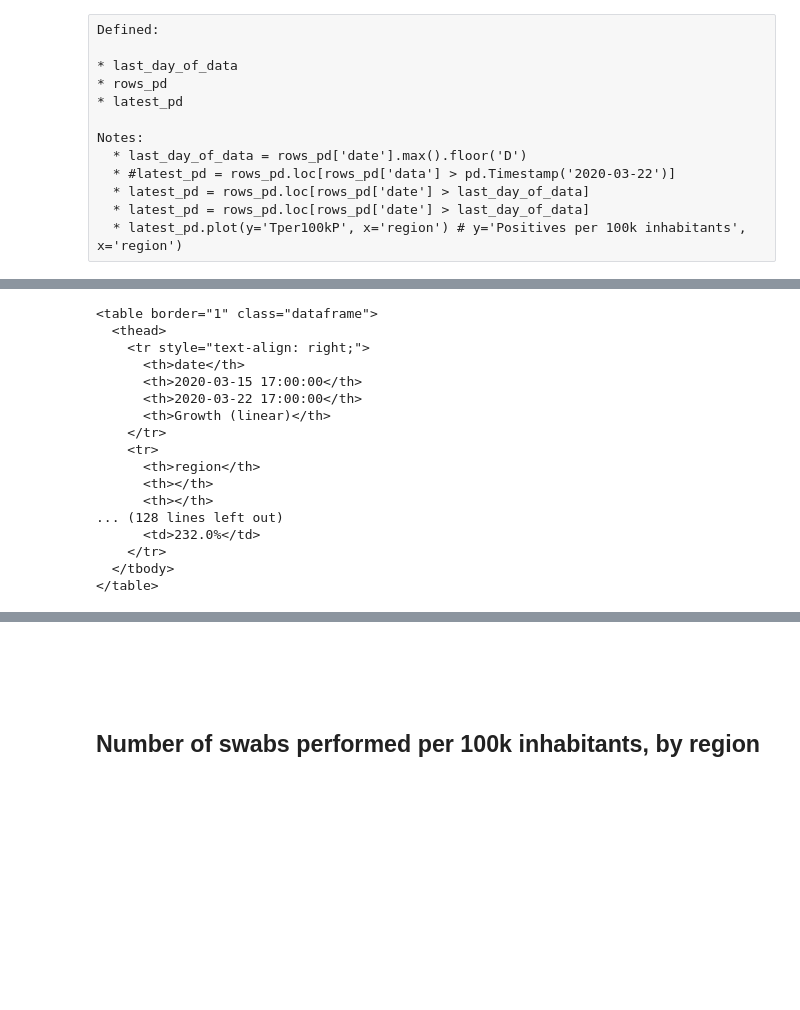
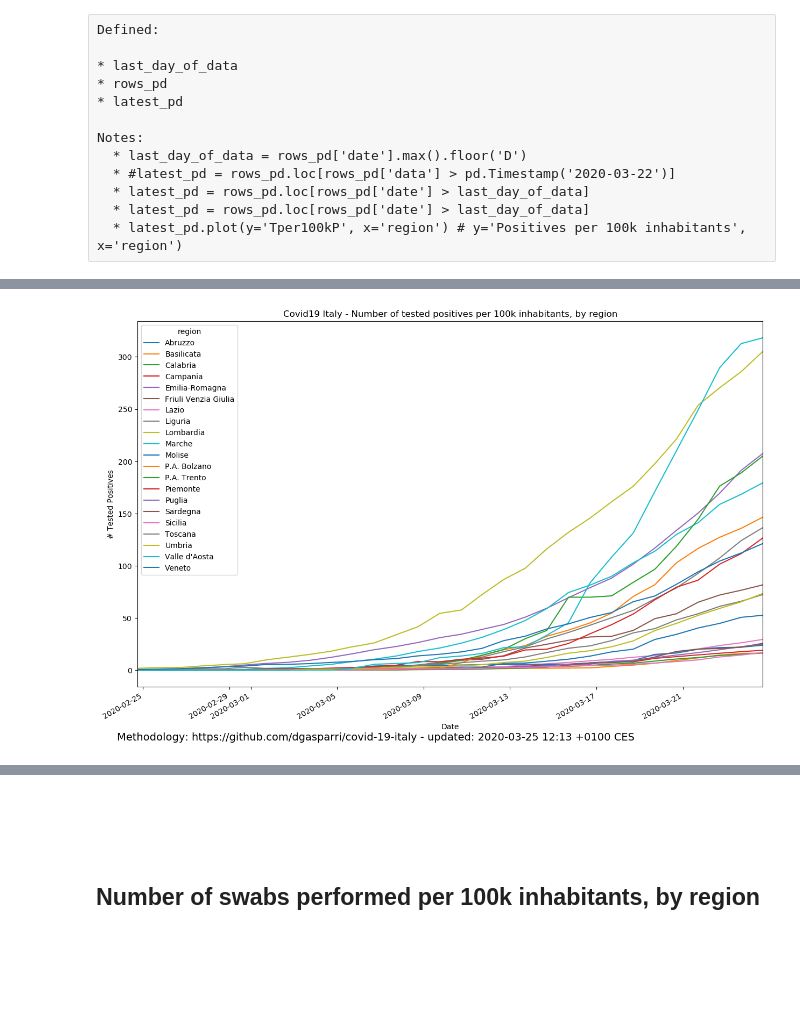
Before and after one commit to dgasparri/covid-19-italy, a Jupyter notebook: regional-data.ipynb, the cells around one changed output, grey strips where cells are left out. Drawn from its saved outputs; the diff is of its cells as text; code cells hidden in the pictures; blank space fills up the shorter version.

```diff
--- a/regional-data.ipynb
+++ b/regional-data.ipynb
@@ -116,0 +142,10 @@ last_day_of_data = rows_pd['date'].max().floor('D')
+# %%
+# sets the last_day_of_data and data_date_iso/print for the filenames
+
+last_day_of_data = rows_pd['date'].max()
+data_date_iso = local_tz.localize(last_day_of_data).isoformat().replace(':','') # filename friendly
+data_date_print = local_tz.localize(last_day_of_data).strftime("%Y-%m-%d %H:%M %z CES")
+last_day_of_data=last_day_of_data.floor('d')
+print(data_date_iso)
+print(data_date_print)
+print(last_day_of_data)
@@ -185,22 +210,9 @@ Tover100kP_table
-# %%
-## Print HTML
-#pd.DataFrame([Tover100kP_table.to_html()]).to_clipboard(index=False,header=False)
-print(Tover100kP_table.to_html())
-# %% [output]
-<table border="1" class="dataframe">
-  <thead>
-    <tr style="text-align: right;">
-      <th>date</th>
-      <th>2020-03-15 17:00:00</th>
-      <th>2020-03-22 17:00:00</th>
-      <th>Growth (linear)</th>
-    </tr>
-    <tr>
-      <th>region</th>
-      <th></th>
-      <th></th>
-... (128 lines left out)
-      <td>232.0%</td>
-    </tr>
-  </tbody>
-</table>
+# %%
+print_plot(rows_pd,
+           column = 'Tper100kP',
+           y_label = '# Tested Positives',
+           title = 'Covid19 Italy - Number of tested positives per 100k inhabitants, by region',
+           methodology = "Methodology: https://github.com/dgasparri/covid-19-italy - updated: " + rundate_print,
+           png_filename = "Tper100kP_"+ data_date_iso + ".png")
+# %% [output]
+[figure, added]
```
Also changed, not shown: parts of 40 cells of this notebook, 19 other files.
